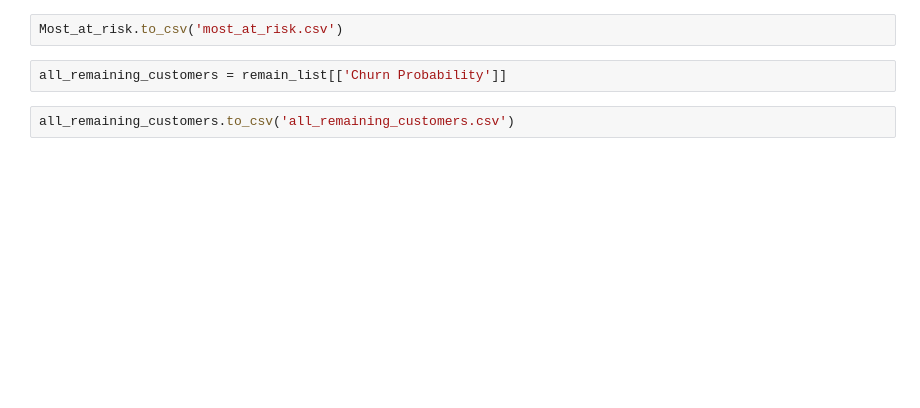
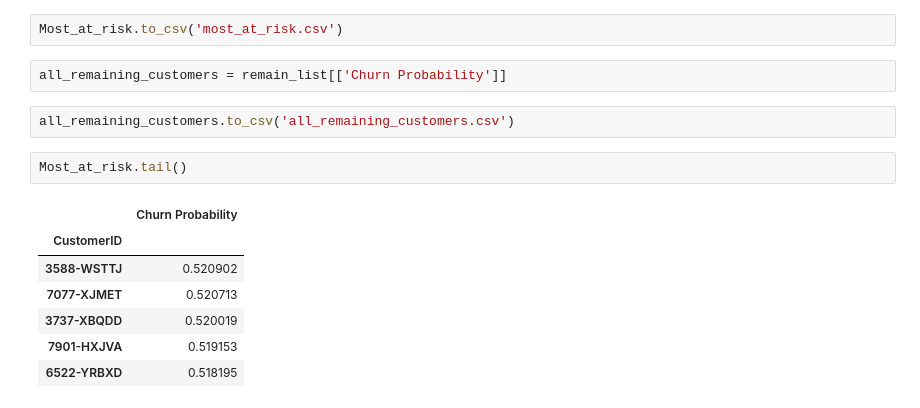
Before and after one commit to Aurelius-Blackwell/Customer_retention_analysis, a Jupyter notebook: LogRegV4.ipynb, the cells around one changed output. Drawn from its saved outputs; the diff is of its cells as text; blank space fills up the shorter version.

```diff
--- a/LogRegV4.ipynb
+++ b/LogRegV4.ipynb
@@ -867,3 +880,13 @@ Most_at_risk.to_csv('most_at_risk.csv')
 all_remaining_customers = remain_list[['Churn Probability']]
 # %%
 all_remaining_customers.to_csv('all_remaining_customers.csv')
+# %%
+Most_at_risk.tail()
+# %% [output]
+|  | Churn Probability |
+| CustomerID |  |
+| 3588-WSTTJ | 0.520902 |
+| 7077-XJMET | 0.520713 |
+| 3737-XBQDD | 0.520019 |
+| 7901-HXJVA | 0.519153 |
+| 6522-YRBXD | 0.518195 |
```
Also changed, not shown: parts of 12 cells of this notebook.
